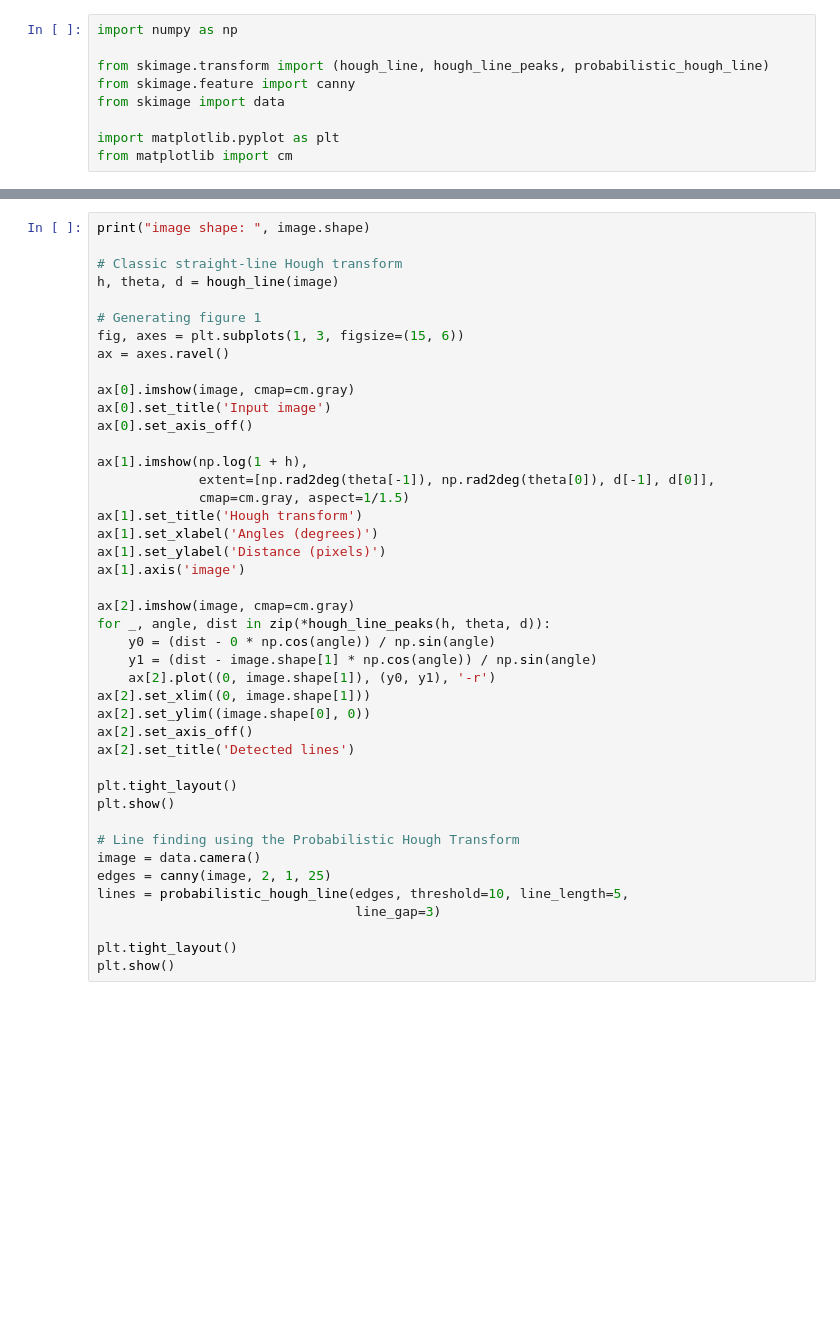
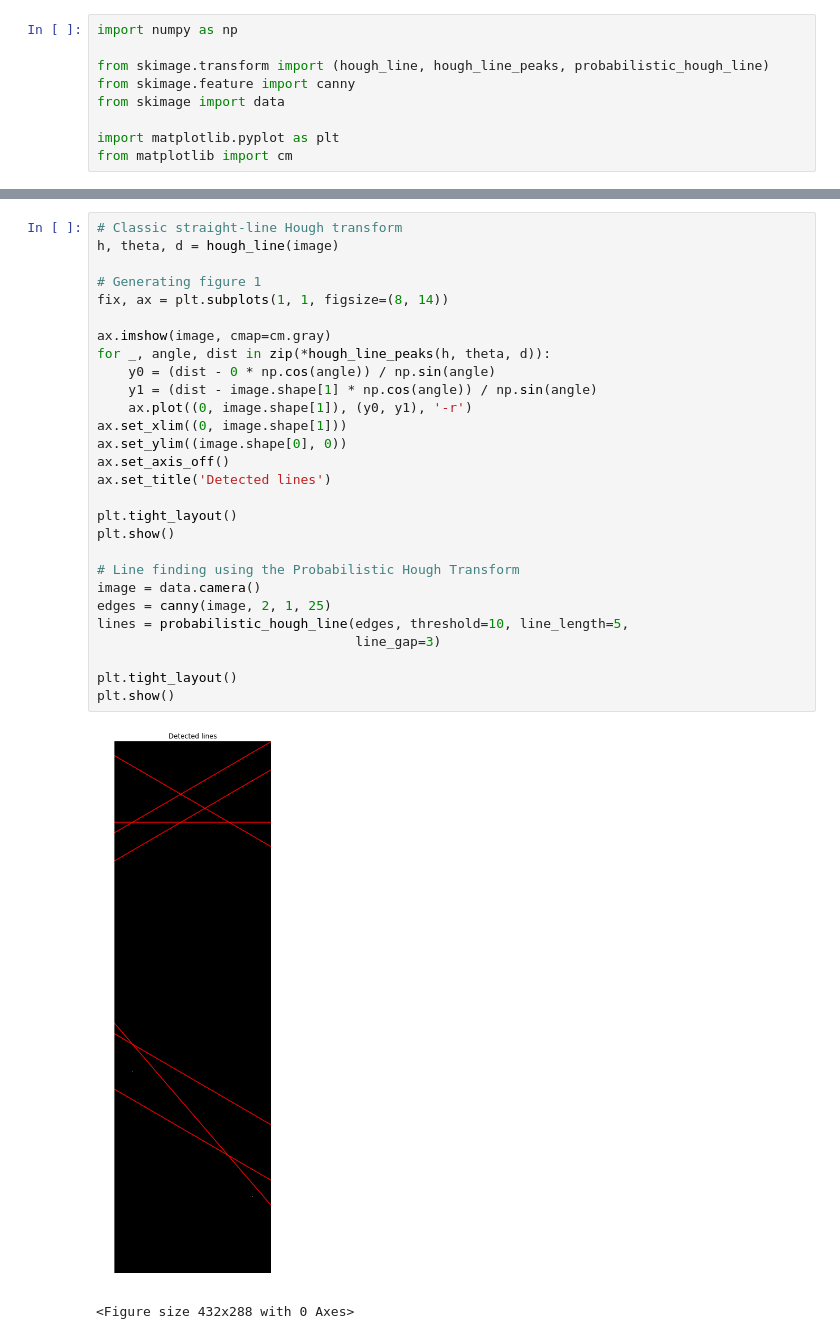
Before and after one commit to bleaktwig/clas12-data-and-tests, a Jupyter notebook: hough_transform.ipynb, the cells around one changed output, grey strips where cells are left out. Cells and saved outputs as stored; diff of their text form; blank space fills up the shorter version.

```diff
--- a/hough_transform.ipynb
+++ b/hough_transform.ipynb
@@ -90,43 +90,31 @@ image = misc.imread(DIR + "orig.png")
 # %%
-print("image shape: ", image.shape)
-
 # Classic straight-line Hough transform
 h, theta, d = hough_line(image)
 
 # Generating figure 1
-fig, axes = plt.subplots(1, 3, figsize=(15, 6))
-ax = axes.ravel()
+fix, ax = plt.subplots(1, 1, figsize=(8, 14))
 
-ax[0].imshow(image, cmap=cm.gray)
-ax[0].set_title('Input image')
-ax[0].set_axis_off()
-
-ax[1].imshow(np.log(1 + h),
-             extent=[np.rad2deg(theta[-1]), np.rad2deg(theta[0]), d[-1], d[0]],
-             cmap=cm.gray, aspect=1/1.5)
-ax[1].set_title('Hough transform')
-ax[1].set_xlabel('Angles (degrees)')
-ax[1].set_ylabel('Distance (pixels)')
-ax[1].axis('image')
-
-ax[2].imshow(image, cmap=cm.gray)
+ax.imshow(image, cmap=cm.gray)
 for _, angle, dist in zip(*hough_line_peaks(h, theta, d)):
     y0 = (dist - 0 * np.cos(angle)) / np.sin(angle)
     y1 = (dist - image.shape[1] * np.cos(angle)) / np.sin(angle)
-    ax[2].plot((0, image.shape[1]), (y0, y1), '-r')
-ax[2].set_xlim((0, image.shape[1]))
-ax[2].set_ylim((image.shape[0], 0))
-ax[2].set_axis_off()
-ax[2].set_title('Detected lines')
+    ax.plot((0, image.shape[1]), (y0, y1), '-r')
+ax.set_xlim((0, image.shape[1]))
+ax.set_ylim((image.shape[0], 0))
+ax.set_axis_off()
+ax.set_title('Detected lines')
 
 plt.tight_layout()
 plt.show()
 
 # Line finding using the Probabilistic Hough Transform
 image = data.camera()
 edges = canny(image, 2, 1, 25)
 lines = probabilistic_hough_line(edges, threshold=10, line_length=5,
                                  line_gap=3)
 
 plt.tight_layout()
 plt.show()
+# %% [output]
+[figure, added]
+<Figure size 432x288 with 0 Axes>
```
Also changed, not shown: parts of 3 cells of this notebook, 6 other files.
